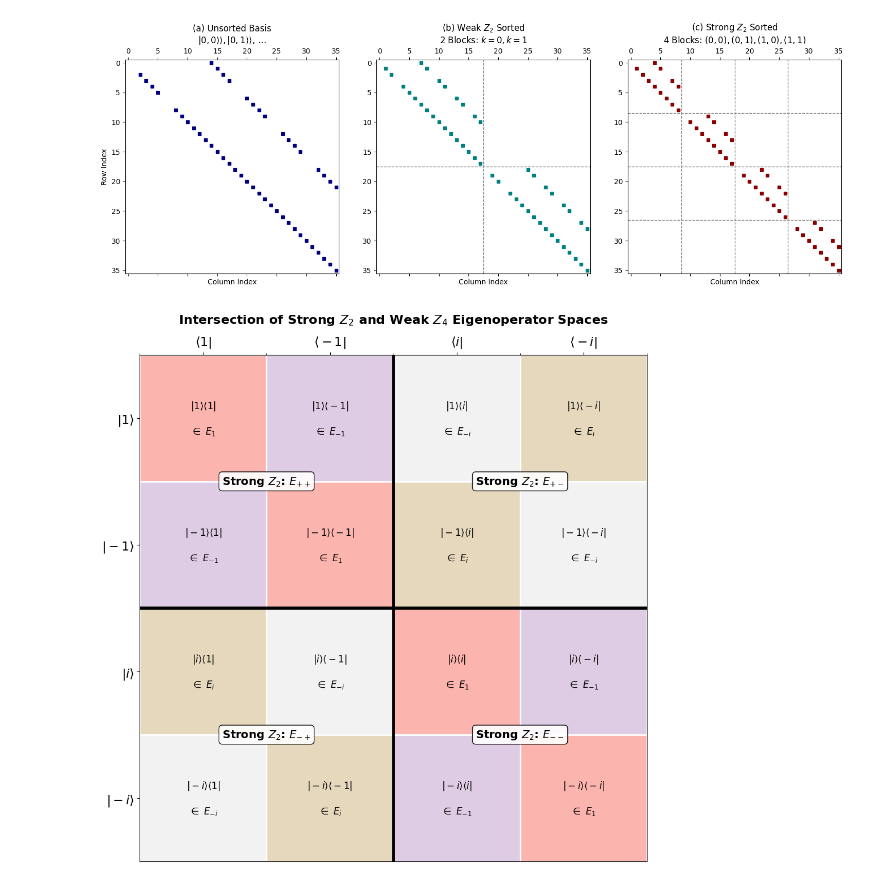
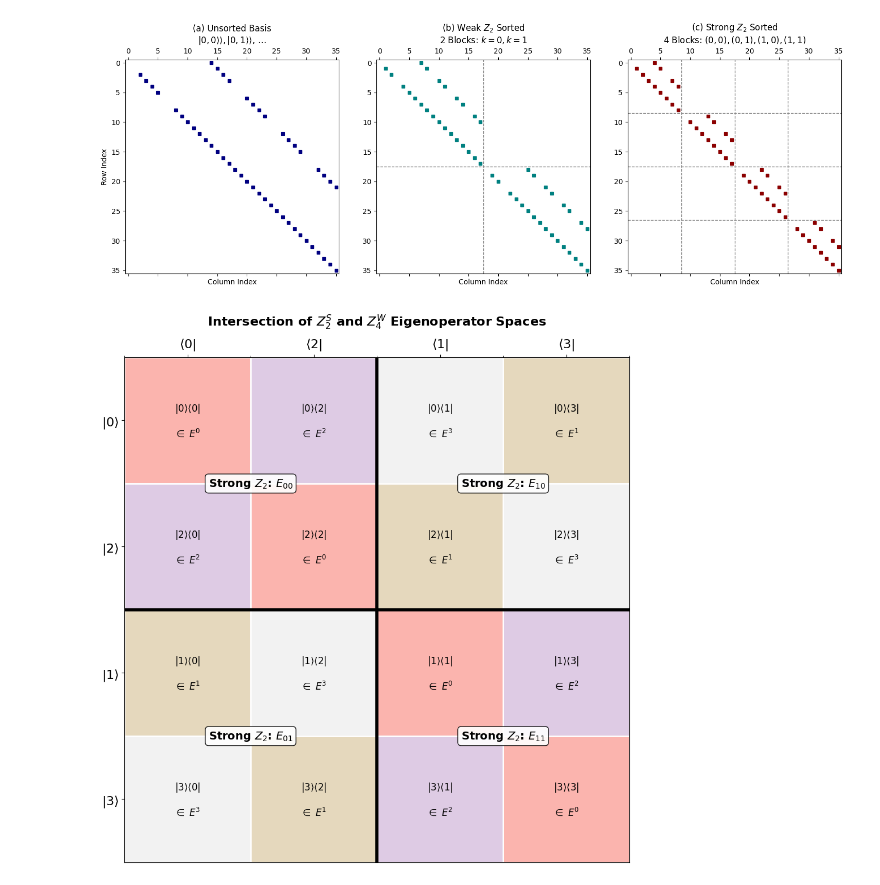
Before and after one commit to IronicOwl/MasterThesisShenanigans, a Jupyter notebook: Lindbladt/Block_structures.ipynb, the cells around one changed output. Cells and saved outputs as stored; diff of their text form; code cells hidden in the pictures.

```diff
--- a/Lindbladt/Block_structures.ipynb
+++ b/Lindbladt/Block_structures.ipynb
@@ -279,8 +279,8 @@ except AttributeError:
 im = ax.imshow(grid, cmap=cmap)
 
 # 3. Explicitly define Ket and Bra labels to avoid TeX parsing errors
-ket_labels = [r'$|1\rangle$', r'$|-1\rangle$', r'$|i\rangle$', r'$|-i\rangle$']
-bra_labels = [r'$\langle 1|$', r'$\langle -1|$', r'$\langle i|$', r'$\langle -i|$']
+ket_labels = [r'$|0\rangle$', r'$|2\rangle$', r'$|1\rangle$', r'$|3\rangle$']
+bra_labels = [r'$\langle 0|$', r'$\langle 2|$', r'$\langle 1|$', r'$\langle 3|$']
 
 ax.set_xticks(np.arange(4))
 ax.set_yticks(np.arange(4))
@@ -288,37 +288,37 @@ ax.set_xticklabels(bra_labels, fontsize=16)
 ax.set_yticklabels(ket_labels, fontsize=16)
 ax.xaxis.tick_top()
 
 # 4. Annotate each cell with its state and Weak Z4 sector
-sector_names = [r'$E_1$', r'$E_{-1}$', r'$E_i$', r'$E_{-i}$']
+sector_names = [r'$E^0$', r'$E^2$', r'$E^1$', r'$E^3$']
 for i in range(4):
     for j in range(4):
         # Combine the explicitly defined ket and bra
         state_label = f"{ket_labels[i]}{bra_labels[j]}"
         sector_label = sector_names[grid[i, j]]
 
         ax.text(j, i, f"{state_label}\n\n$\\in$ {sector_label}",
                 ha="center", va="center", color='black', fontsize=12)
 
 # 5. Draw the Strong Z2 Quadrants (Thick Borders)
 ax.axhline(1.5, color='black', linewidth=4)
 ax.axvline(1.5, color='black', linewidth=4)
 
 # Add Strong Z2 Labels to the corners of the quadrants
 props = dict(boxstyle='round', facecolor='white', alpha=0.9, edgecolor='black')
-ax.text(0.5, 0.5, r'Strong $Z_2$: $E_{++}$', fontsize=14, fontweight='bold', ha='center', va='center', bbox=props)
-ax.text(2.5, 2.5, r'Strong $Z_2$: $E_{--}$', fontsize=14, fontweight='bold', ha='center', va='center', bbox=props)
-ax.text(2.5, 0.5, r'Strong $Z_2$: $E_{+-}$', fontsize=14, fontweight='bold', ha='center', va='center', bbox=props)
-ax.text(0.5, 2.5, r'Strong $Z_2$: $E_{-+}$', fontsize=14, fontweight='bold', ha='center', va='center', bbox=props)
+ax.text(0.5, 0.5, r'Strong $Z_2$: $E_{00}$', fontsize=14, fontweight='bold', ha='center', va='center', bbox=props)
+ax.text(2.5, 2.5, r'Strong $Z_2$: $E_{11}$', fontsize=14, fontweight='bold', ha='center', va='center', bbox=props)
+ax.text(2.5, 0.5, r'Strong $Z_2$: $E_{10}$', fontsize=14, fontweight='bold', ha='center', va='center', bbox=props)
+ax.text(0.5, 2.5, r'Strong $Z_2$: $E_{01}$', fontsize=14, fontweight='bold', ha='center', va='center', bbox=props)
 
 # 6. Final Formatting
-ax.set_title("Intersection of Strong $Z_2$ and Weak $Z_4$ Eigenoperator Spaces", fontsize=16, pad=40, fontweight='bold')
+ax.set_title("Intersection of $Z_2^S$ and $Z_4^W$ Eigenoperator Spaces", fontsize=16, pad=40, fontweight='bold')
 ax.set_xticks(np.arange(-.5, 4, 1), minor=True)
 ax.set_yticks(np.arange(-.5, 4, 1), minor=True)
 ax.grid(which="minor", color="w", linestyle='-', linewidth=2)
 ax.tick_params(which="minor", bottom=False, left=False)
 ax.tick_params(axis='both', which='major', labelsize=16)
 
 plt.tight_layout()
 plt.show()
 # %% [output]
-[figure, old version]
+[figure, new version]
```
